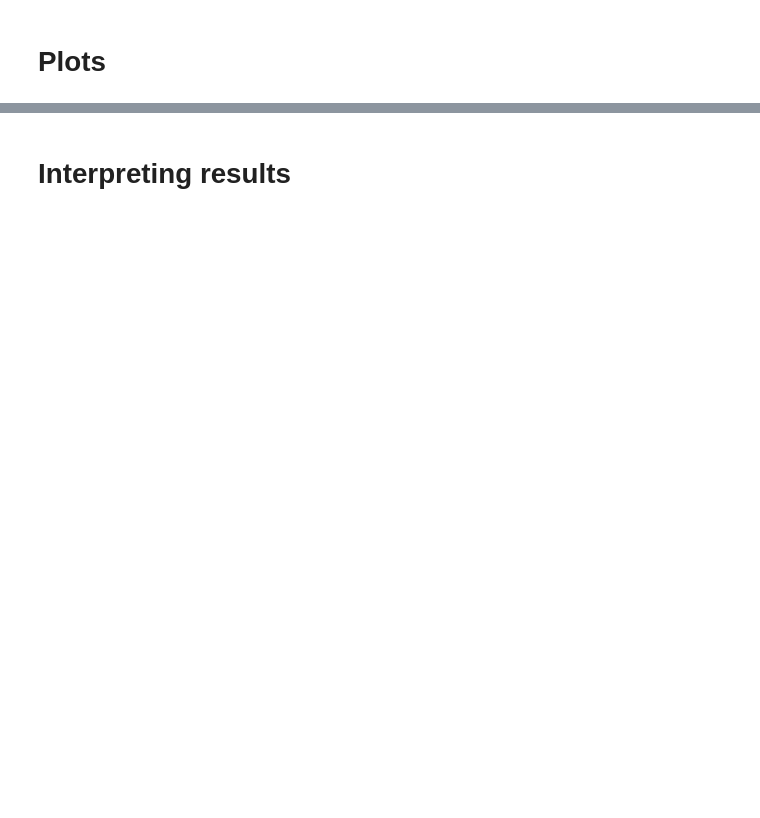
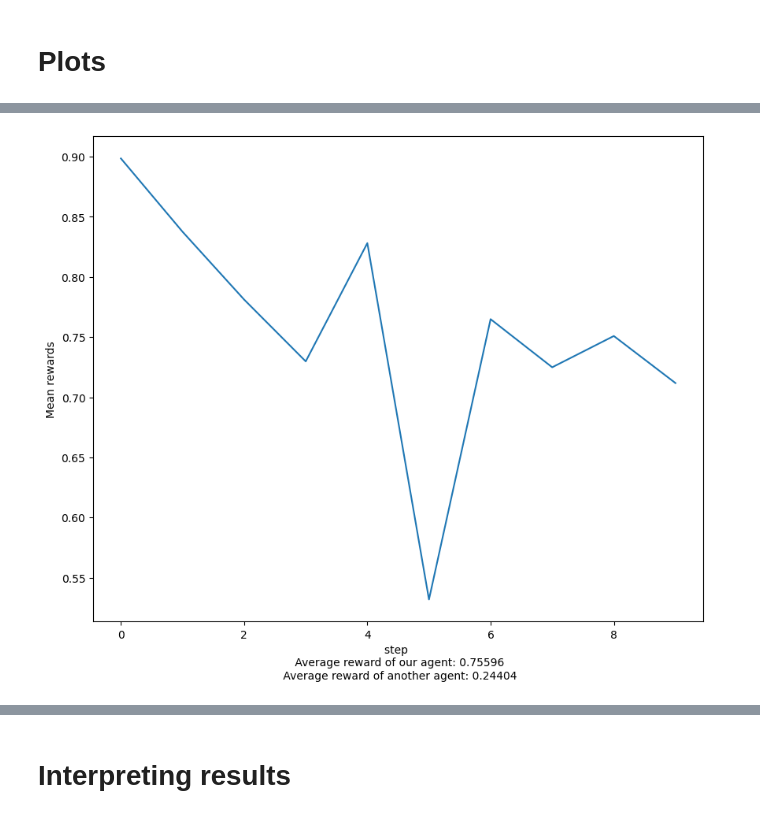
Before and after one commit to kittyfungg/4yp, a Jupyter notebook: Batch/Rmax-arch1_batch_simplest.ipynb, the cells around one changed output, grey strips where cells are left out. Saved outputs shown, nothing was run; the diff lists cells and outputs as text; code cells hidden in the pictures; blank space fills up the shorter version.

```diff
--- a/Batch/Rmax-arch1_batch_simplest.ipynb
+++ b/Batch/Rmax-arch1_batch_simplest.ipynb
@@ -169,3 +152,20 @@ figure2.set_size_inches(10, 8)
+# %%
+#generate reward mean per step of batch 0
+plot_rew_mean = np.mean(plot_rew[0,:,:,0], axis=0)
+fig_handle = plt.plot(plot_rew_mean)
+#reward at batch 0 only
+plt.xlabel("step \n Average reward of our agent: " + str(np.mean(plot_rew[0,:,:,0])) +
+          "\n Average reward of another agent: " + str(np.mean(plot_rew[0,:,:,1])))
+
+plt.ylabel("Mean rewards")
+
+figure2 = plt.gcf() # get current figure
+figure2.set_size_inches(10, 8)
+
+#plt.savefig('inner_gamma' + str(inner_gamma) + '_rad' + str(radius) + '_' + str(meta_epi) + '_' + str(meta_steps) + '_mp1.png'  , dpi = 100)
+#plt.clf()
+# %% [output]
+[figure, added]
 # %%
 #generate learning curve at start of batch 0
 plot_rew_epi_start = np.mean(plot_rew[0, :int(meta_epi*0.1), :, 0], axis=0)
```
Also changed, not shown: parts of 10 cells of this notebook, 5 other files.
